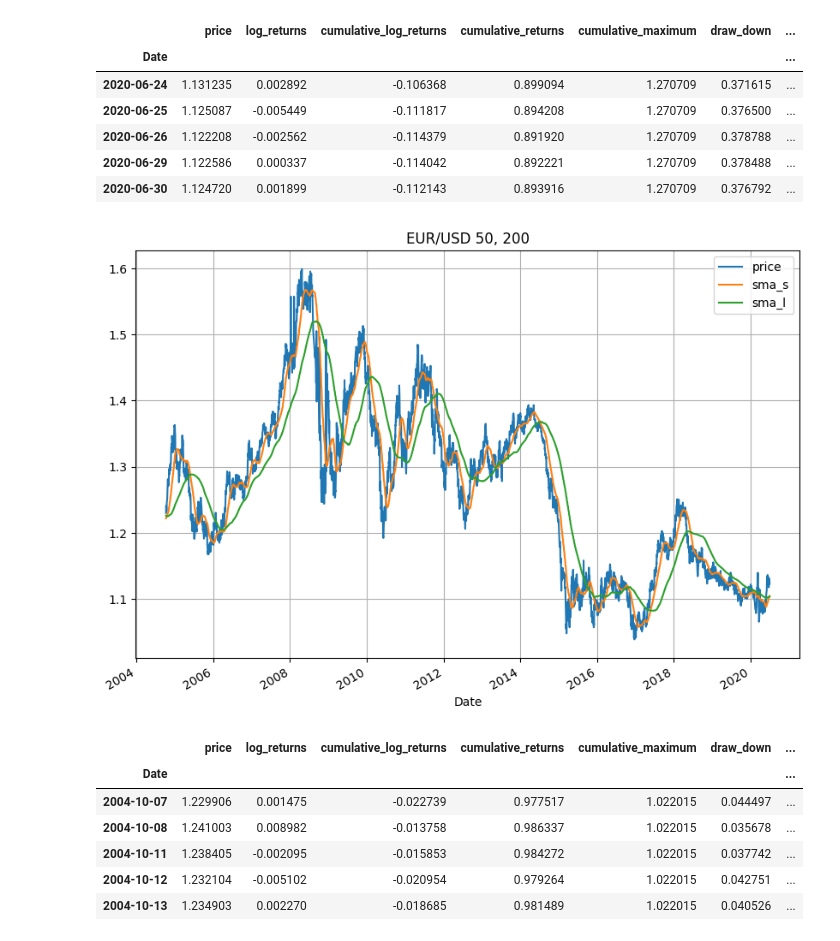
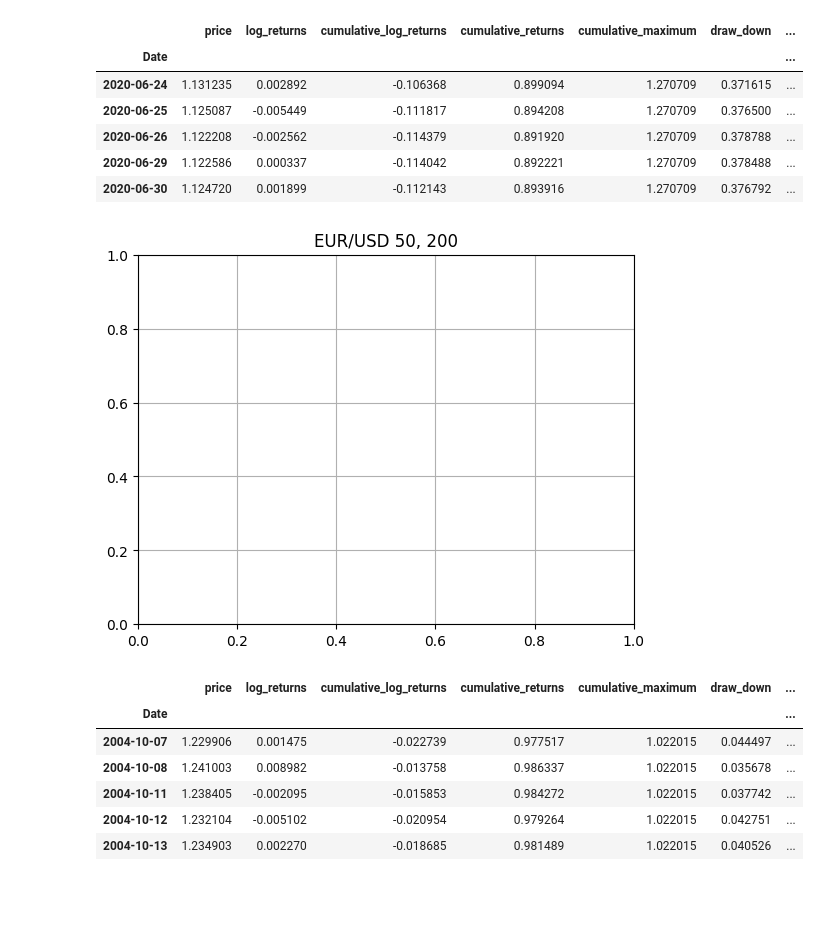
Before and after one commit to northpr/automated_trading, a Jupyter notebook: 03_sma_strategies.ipynb, the cells around one changed output. Drawn from its saved outputs; the diff is of its cells as text; code cells hidden in the pictures; blank space fills up the shorter version.

```diff
--- a/03_sma_strategies.ipynb
+++ b/03_sma_strategies.ipynb
@@ -247,11 +247,10 @@ df.tail()
 | 2020-06-29 | 1.122586 | 0.000337 | -0.114042 | 0.892221 | 1.270709 | 0.378488 | ... |
 | 2020-06-30 | 1.124720 | 0.001899 | -0.112143 | 0.893916 | 1.270709 | 0.376792 | ... |
 # %%
-df[["price","sma_s","sma_l"]].dropna().plot(figsize=(10,7))
 plt.title(f"EUR/USD {sma_s}, {sma_l}")
 plt.grid()
 # %% [output]
-[figure, old version]
+[figure, new version]
 # %%
 df.dropna(inplace=True)
 # %%
```
Also changed, not shown: parts of 12 cells of this notebook, 1 other file.
